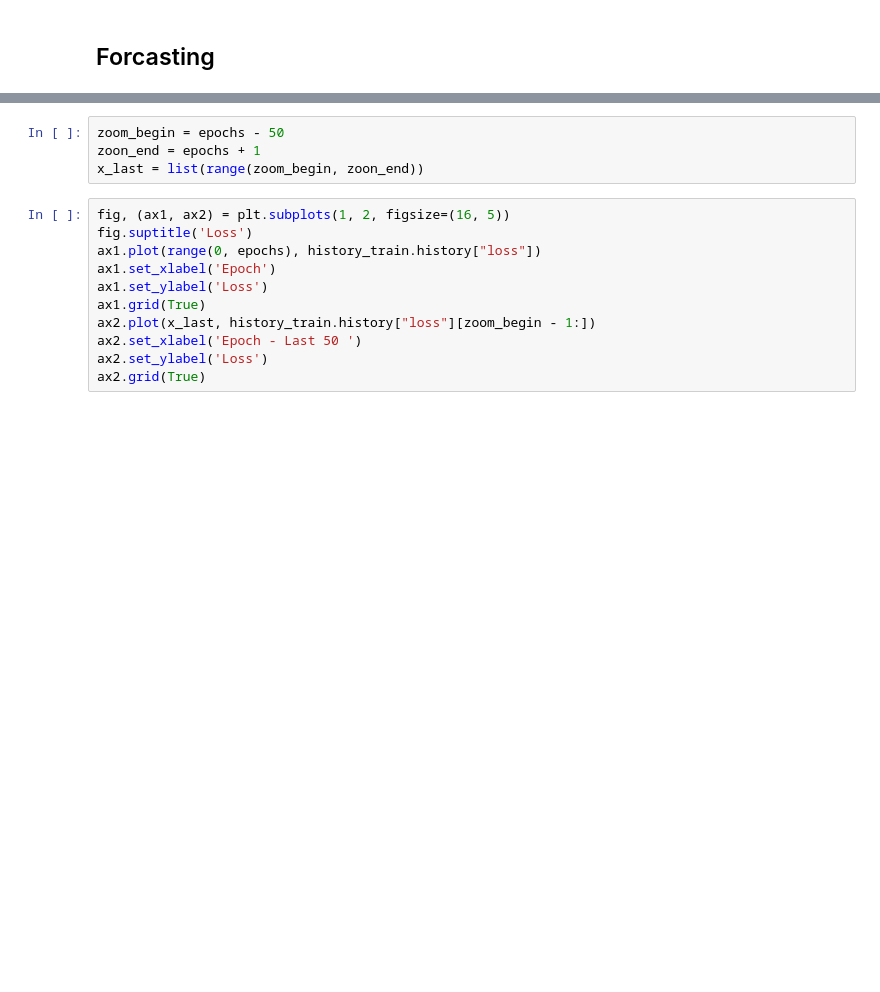
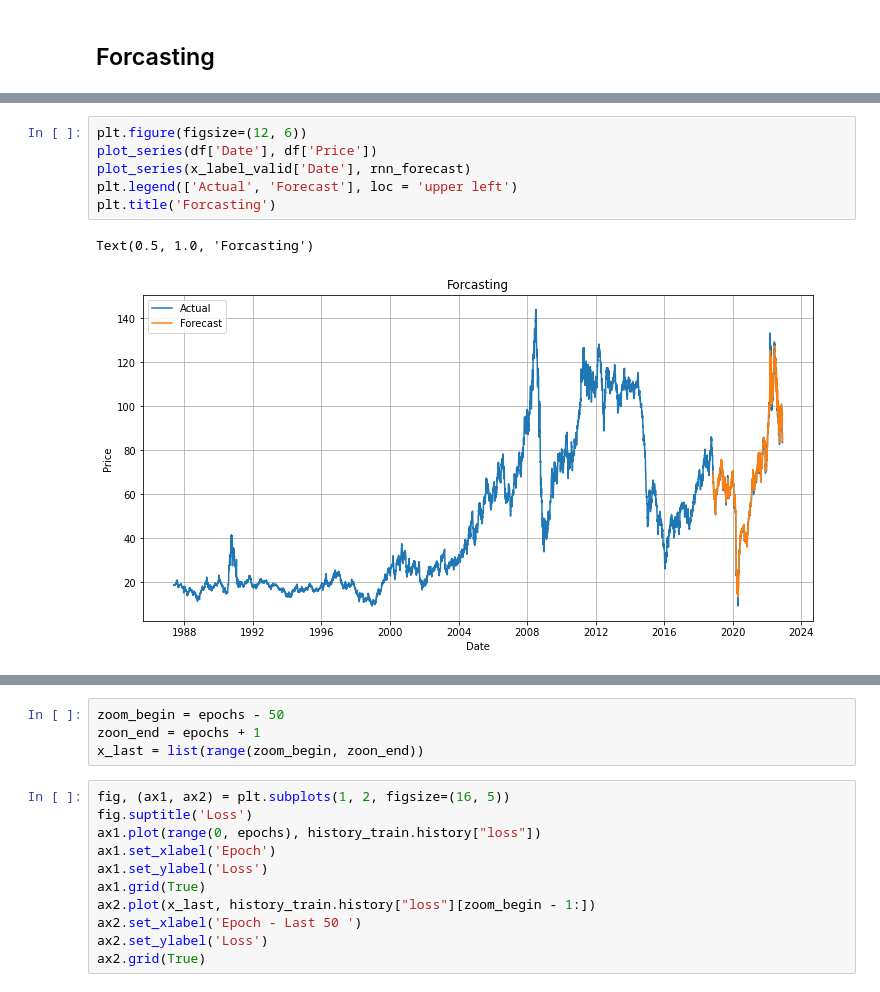
Before and after one commit to frankwwu/Time-Series-Forecasting, a Jupyter notebook: Univariate LSTM Brent Oil Price/Brent Oil Price Forecast LSTM Model.ipynb, the cells around one changed output, grey strips where cells are left out. Cells and saved outputs as stored; diff of their text form; blank space fills up the shorter version.

```diff
--- a/Univariate LSTM Brent Oil Price/Brent Oil Price Forecast LSTM Model.ipynb
+++ b/Univariate LSTM Brent Oil Price/Brent Oil Price Forecast LSTM Model.ipynb
@@ -246,3 +249,12 @@ Text(0.5, 1.0, 'Forcasting')
+# %%
+plt.figure(figsize=(12, 6))
+plot_series(df['Date'], df['Price'])
+plot_series(x_label_valid['Date'], rnn_forecast)
+plt.legend(['Actual', 'Forecast'], loc = 'upper left')
+plt.title('Forcasting')
+# %% [output]
+Text(0.5, 1.0, 'Forcasting')
+[figure, added]
 # %%
 tf.keras.metrics.mean_absolute_error(x_valid, rnn_forecast).numpy()
 # %% [output]
```
Also changed, not shown: parts of 17 cells of this notebook.
